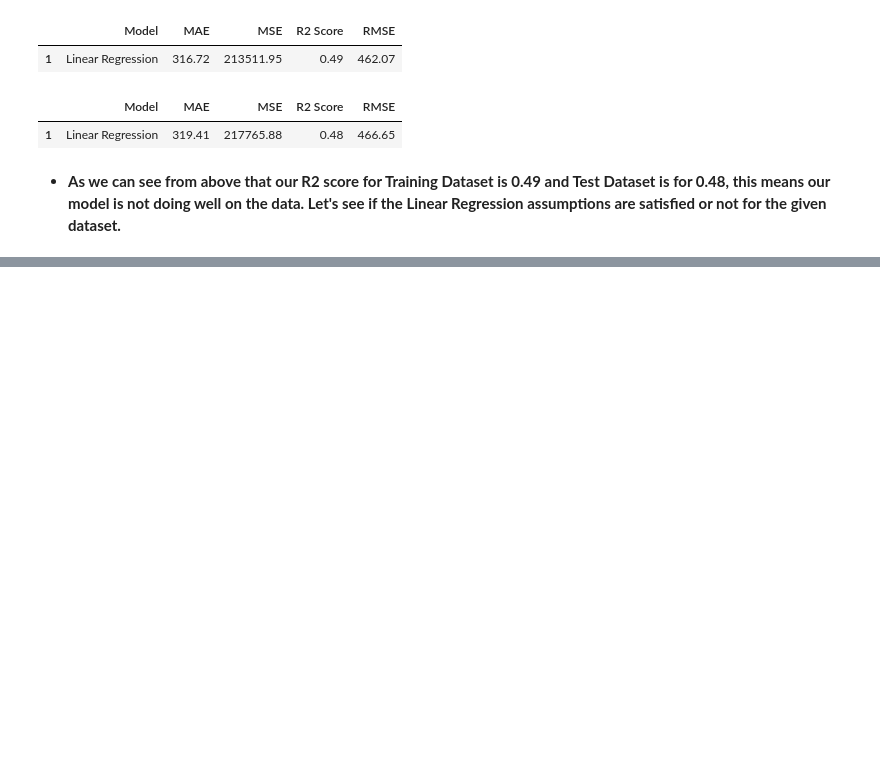
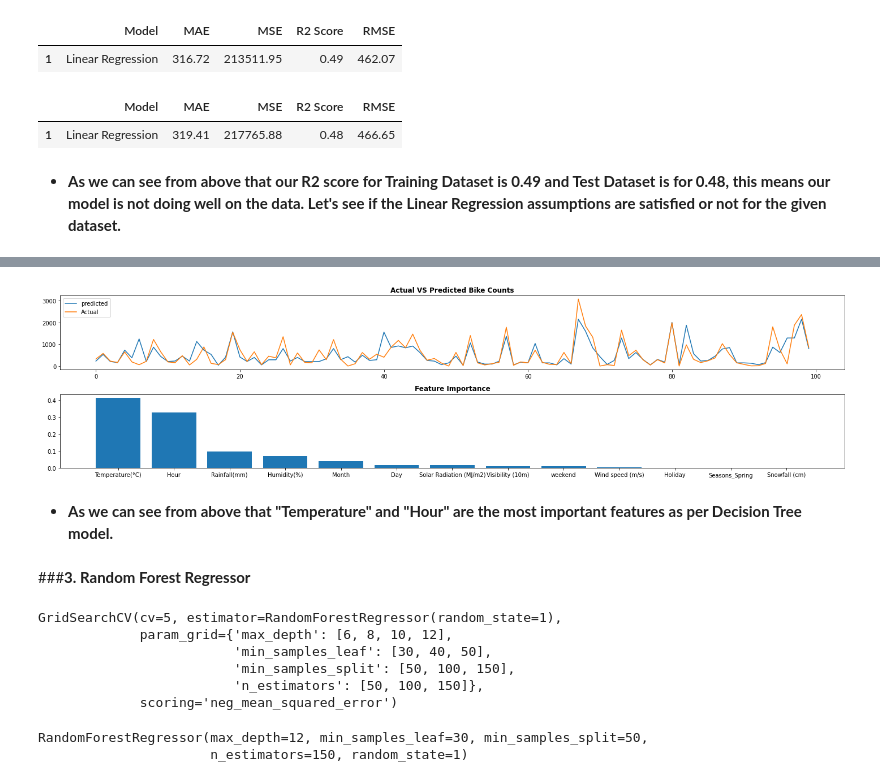
Before and after one commit to Kousikdutta1/Seoul-Bike-Sharing-Demand-Prediction, a Jupyter notebook: Kousik_Dutta_Seoul_Bike_Sharing_Demand_Prediction_Capstone_Project.ipynb, the cells around one changed output, grey strips where cells are left out. Cells and saved outputs as stored; diff of their text form; code cells hidden in the pictures; blank space fills up the shorter version.

```diff
--- a/Kousik_Dutta_Seoul_Bike_Sharing_Demand_Prediction_Capstone_Project.ipynb
+++ b/Kousik_Dutta_Seoul_Bike_Sharing_Demand_Prediction_Capstone_Project.ipynb
@@ -984,0 +997,17 @@ plt.show()
+# %%
+# Let's make a Decision Tree model
+
+dt = DecisionTreeRegressor(random_state = 1)
+
+# Let's provide a range of value as Hyperparameters
+
+param_grid1 = {
+               'max_depth' : [6,8,10,12],
+               'min_samples_split': [50,100,150],
+               'min_samples_leaf' : [30,40,50]
+               }
+
+# Let's now apply GridSearchCV to find best parameters
+
+grid_search1 = GridSearchCV(dt, param_grid = param_grid1, scoring = 'neg_mean_squared_error', cv = 5)
+grid_search1.fit(X_train, y_train)
@@ -984,0 +1027,5 @@ plt.show()
+# %%
+# Let's Predict for both train and test set
+
+y_pred_traindt = grid_search1.predict(X_train)
+y_pred_testdt = grid_search1.predict(X_test)
@@ -984,0 +1093,57 @@ plt.show()
+# %%
+# Let's plot Actual VS Predicted Bike counts and Feature Importance for Decision Tree model
+
+importance = grid_search1.best_estimator_.feature_importances_
+index = np.argsort(importance)
+index = index[::-1]
+plt.figure(figsize=(20,5))
+
+
+plt.subplot(2,1,1)
+plt.plot(((y_pred_testdt)**2)[:100])
+plt.plot((np.array(y_test)**2)[:100])
+plt.legend(["predicted", "Actual"])
+plt.title('Actual VS Predicted Bike Counts', weight = 'bold')
+plt.subplot(2,1,2)
+plt.bar(range(len(index)), importance[index])
+plt.xticks(range(len(index)),[independent_variables[i] for i in index])
+plt.title('Feature Importance', weight =  'bold')
+plt.tight_layout()
+plt.show()
+# %% [output]
+[figure, added]
+# %% [markdown]
+* **As we can see from above that "Temperature" and "Hour" are the most important features as per Decision Tree model.**
+# %% [markdown]
+###**3. Random Forest Regressor**
+# %%
+# Let's make a Random Forest model
+
+rf = RandomForestRegressor(random_state = 1)
+
+# Let's provide a range of value as Hyperparameters
+
+param_grid2 = { 'n_estimators' : [50,100,150],
+               'max_depth' : [6,8,10,12],
+               'min_samples_split': [50,100,150],
+               'min_samples_leaf' : [30,40,50]
+               }
+
+# Let's now apply GridSearchCV to find best parameters
+
+grid_search2 = GridSearchCV(rf, param_grid = param_grid2, scoring = 'neg_mean_squared_error', cv = 5)
+grid_search2.fit(X_train, y_train)
+# %% [output]
+GridSearchCV(cv=5, estimator=RandomForestRegressor(random_state=1),
+             param_grid={'max_depth': [6, 8, 10, 12],
+                         'min_samples_leaf': [30, 40, 50],
+                         'min_samples_split': [50, 100, 150],
+                         'n_estimators': [50, 100, 150]},
+             scoring='neg_mean_squared_error')
+# %%
+# Let's see what are the best estimators we have got
+
+grid_search2.best_estimator_
+# %% [output]
+RandomForestRegressor(max_depth=12, min_samples_leaf=30, min_samples_split=50,
+                      n_estimators=150, random_state=1)
```
Also changed, not shown: parts of 25 cells of this notebook.
